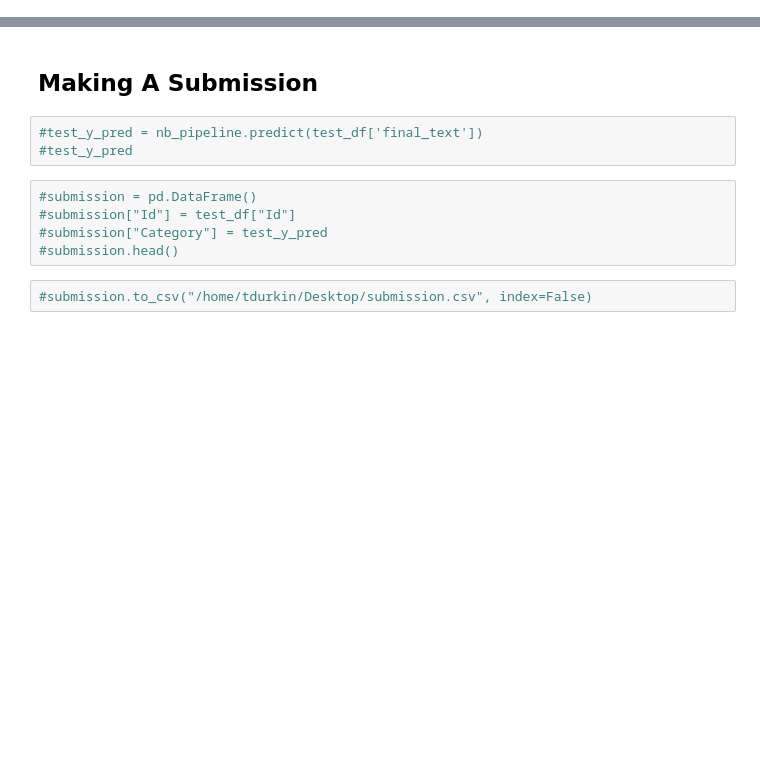
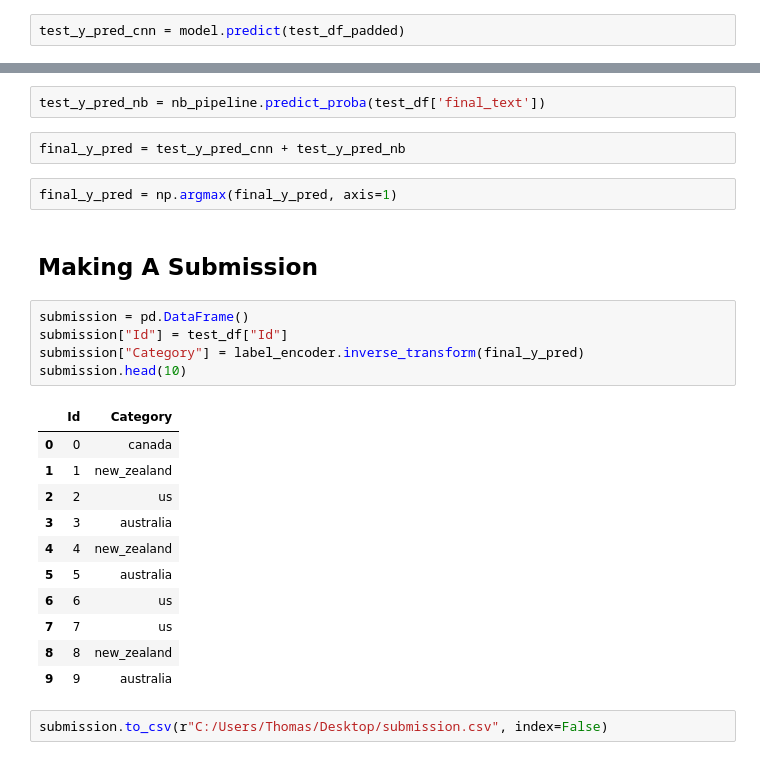
Before and after one commit to mnovovil/CountryClassificationOfCovidTweetsNLP, a Jupyter notebook: code.ipynb, the cells around one changed output, grey strips where cells are left out. Drawn from its saved outputs; the diff is of its cells as text; blank space fills up the shorter version.

```diff
--- a/code.ipynb
+++ b/code.ipynb
@@ -481,0 +1088,2 @@ test_df['final_text'][11]
+# %%
+test_y_pred_cnn = model.predict(test_df_padded)
@@ -482,12 +1092,27 @@ test_df['final_text'][11]
+# %%
+test_y_pred_nb = nb_pipeline.predict_proba(test_df['final_text'])
+# %%
+final_y_pred = test_y_pred_cnn + test_y_pred_nb
+# %%
+final_y_pred = np.argmax(final_y_pred, axis=1)
 # %% [markdown]
 ## Making A Submission
-# %%
-#test_y_pred = nb_pipeline.predict(test_df['final_text'])
-#test_y_pred
 # %%
-#submission = pd.DataFrame()
-#submission["Id"] = test_df["Id"]
-#submission["Category"] = test_y_pred
-#submission.head()
+submission = pd.DataFrame()
+submission["Id"] = test_df["Id"]
+submission["Category"] = label_encoder.inverse_transform(final_y_pred)
+submission.head(10)
+# %% [output]
+|  | Id | Category |
+| 0 | 0 | canada |
+| 1 | 1 | new_zealand |
+| 2 | 2 | us |
+| 3 | 3 | australia |
+| 4 | 4 | new_zealand |
+| 5 | 5 | australia |
+| 6 | 6 | us |
+| 7 | 7 | us |
+| 8 | 8 | new_zealand |
+| 9 | 9 | australia |
 # %%
-#submission.to_csv("/home/tdurkin/Desktop/submission.csv", index=False)
+submission.to_csv(r"C:/Users/Thomas/Desktop/submission.csv", index=False)
```
Also changed, not shown: parts of 120 cells of this notebook.
